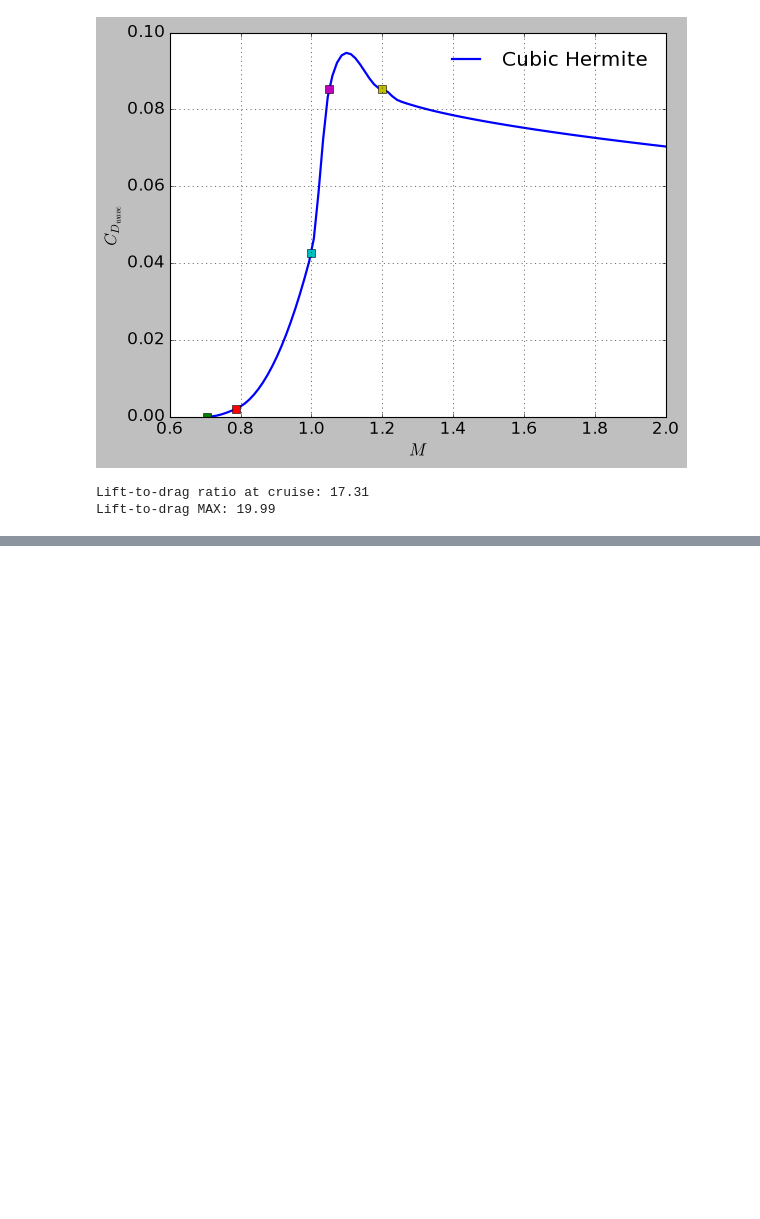
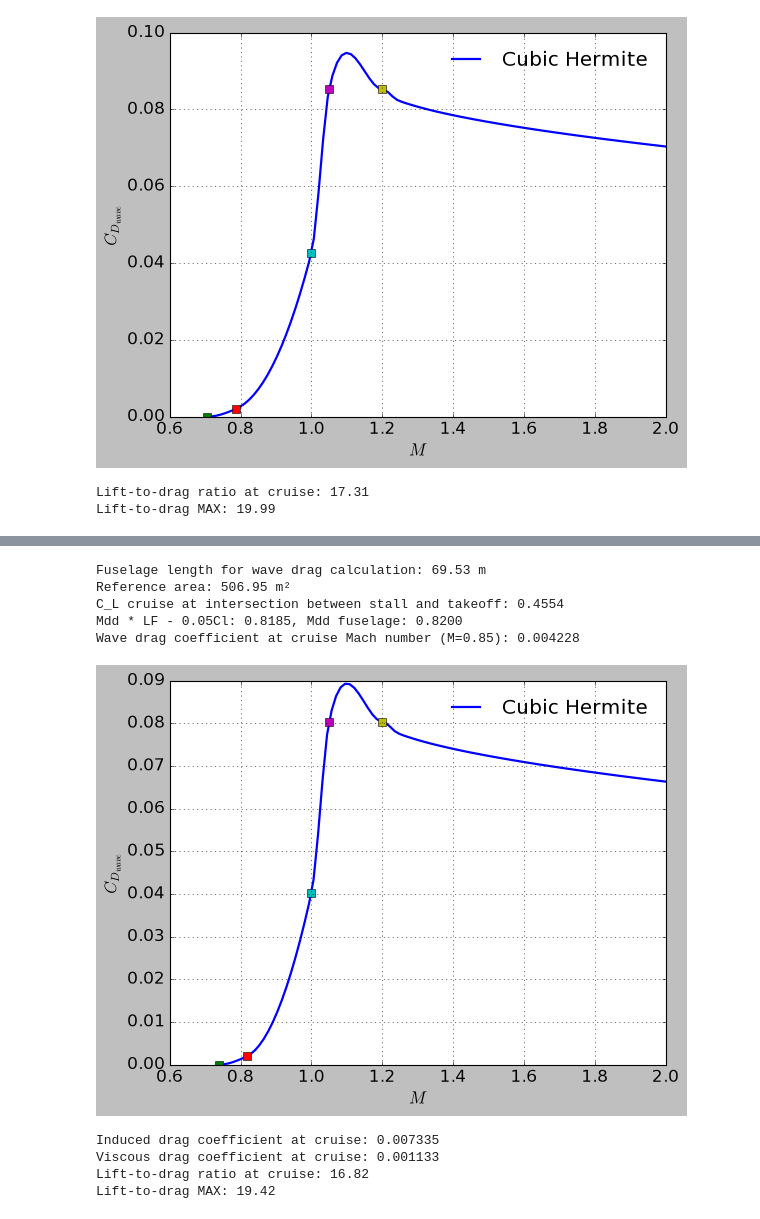
Before and after one commit to astromzZ/MMS236-Aircraft-design-project, a Jupyter notebook: constraintanalysis.ipynb, the cells around one changed output, grey strips where cells are left out. Saved outputs shown, nothing was run; the diff lists cells and outputs as text; code cells hidden in the pictures; blank space fills up the shorter version.

```diff
--- a/constraintanalysis.ipynb
+++ b/constraintanalysis.ipynb
@@ -532,15 +523,17 @@ from scipy.interpolate import PchipInterpolator, CubicHermiteSpline
 plt.style.use('classic')
 plt.rcParams.update({'font.size': 15})
 ### your inputs here #############
-A_max = 82 #max cross sectional area
+A_max = 88 #86 max cross sectional area
 lam = 35 # leading edge sweep angle in degrees
-l = 82.53 - (27-12) - (53 - 47) # length of the fuselage where the curvature changes (use the cross-sectional area plot in VSP)
-S_ref = 530 #reference area
+l = 82.53 - (25-12)  # length of the fuselage where the curvature changes (use the cross-sectional area plot in VSP)
+print(f"Fuselage length for wave drag calculation: {l:.2f} m")
+S_ref = 506.95 #reference area
 print(f"Reference area: {S_ref:.2f} m²")
 Cl = C_Lcruise2 #cruise lifT coef
-MddL0 = 0.855 #readout from fig 12.29 in Raymer 0.855
-Mddfus = 0.7865 #readout from fig 12.31 in Raymer,  (2 L_n / d = 3.09) MEAN AREA USING
-LF = 0.951 #readout from fig 12.30 in Raymer 0.951
+print(f"C_L cruise at intersection between stall and takeoff: {Cl:.4f}")
+MddL0 = 0.87 # (0.6 thickness: 0.87) 0.855 readout from fig 12.29 in Raymer 0.855
+Mddfus = 0.82 #0.7865 before longation of nose readout from fig 12.31 in Raymer,  (2 L_n / d = 3.09) MEAN AREA USING
+LF = 0.967 #(0.6 thickness: 0.967)   0.95 readout from fig 12.30 in Raymer 0.951
 ####################################
 Ewd = 1.8
 M_super= np.linspace(1.2, 2, 20)
@@ -550,35 +543,70 @@ Cd_w_s = d_q_s/S_ref
 Cd_w_12 = d_q_s[0]/S_ref
 Cd_w_105 = Cd_w_12
 M_dd = min(MddL0*LF-0.05*Cl,Mddfus)
-print(f"Mdd * LF - 0.05Cl: {M_dd * LF - 0.05*Cl:.4f}, Mdd fuselage: {Mddfus:.4f}")
+print(f"Mdd * LF - 0.05Cl: {MddL0 * LF - 0.05*Cl:.4f}, Mdd fuselage: {Mddfus:.4f}")
 M_cr = M_dd - 0.08
 M = [M_cr, M_dd,1.0, 1.05]
 M_1 = np.concatenate((M,M_super), axis=0)
 Cd_w = [0,0.002, (Cd_w_105)/2, Cd_w_105]
 Cd_1 = np.concatenate((Cd_w,Cd_w_s),axis=0)
 M_new = np.linspace(M_cr,2,100)
 # Cubic Hermite interpolation through the points: PCHIP slopes (no overshoot, no negative drag),
 # except at M=1.05 where the slope keeps the M=1.0-1.05 rise, giving the drag peak near M~1.1
 slopes = PchipInterpolator(M_1, Cd_1).derivative()(M_1)
 slopes[3] = 0.5*(Cd_1[3] - Cd_1[2]) / (M_1[3] - M_1[2])
 cd_smooth = CubicHermiteSpline(M_1, Cd_1, slopes)
 fig, ax1 = plt.subplots()
 #ax1.plot(M_new, cd(M_new), label='Cubic Spline', linewidth=2)
 
 if M_cruise <= M_cr:
     C_D_wave_085 = 0.0
 else:
     C_D_wave_085 = float(cd_smooth(M_cruise))
     print(f"Wave drag coefficient at cruise Mach number (M={M_cruise}): {C_D_wave_085:.6f}")
 
 ax1.plot(M_new, cd_smooth(M_new), label='Cubic Hermite', linewidth=2)
 ax1.plot(M[0], Cd_w[0], 's', markersize=7)
 ax1.plot(M[1],Cd_w[1], 's', markersize=7)
 ax1.plot(M[2],Cd_w[2], 's', markersize=7)
 ax1.plot(M[3],Cd_w[3], 's', markersize=7)
 ax1.plot(M_super[0],Cd_w_s[0], 's', markersize=7)
 ax1.grid()
 ax1.set_xlabel('$M$')
 ax1.set_ylabel('$C_{D_{wave}}$')
 ax1.legend(loc='best', fontsize='large', frameon=False)
 plt.show()
+# %% [output]
+Fuselage length for wave drag calculation: 69.53 m
+Reference area: 506.95 m²
+C_L cruise at intersection between stall and takeoff: 0.4554
+Mdd * LF - 0.05Cl: 0.8185, Mdd fuselage: 0.8200
+Wave drag coefficient at cruise Mach number (M=0.85): 0.004228
+[figure, added]
+# %%
+#SECOND ITERATION L/D
+
+CD0 = 0.01438 #HIGH LAMINAR: , LOW LAMINAR: 0.01434
+
+
+C_Di = ((1 / (np.pi * e * AR)) * C_Lcruise2**2)
+
+
+C_Dviscous = 0.38 * CD0 * C_Lcruise2**2
+
+
+print(f"Induced drag coefficient at cruise: {C_Di:.6f}")
+print(f"Viscous drag coefficient at cruise: {C_Dviscous:.6f}")
+
+
+C_D = CD0 + C_Dviscous + C_Di + C_D_wave_085
+
+
+LD_new = C_Lcruise2 / C_D
+LD_newMAX = LD_new / 0.866
+print(f"Lift-to-drag ratio at cruise: {LD_new:.2f}")
+print(f"Lift-to-drag MAX: {LD_newMAX:.2f}")
+# %% [output]
+Induced drag coefficient at cruise: 0.007335
+Viscous drag coefficient at cruise: 0.001133
+Lift-to-drag ratio at cruise: 16.82
+Lift-to-drag MAX: 19.42
```
Also changed, not shown: parts of 3 cells of this notebook, 19 other files.
